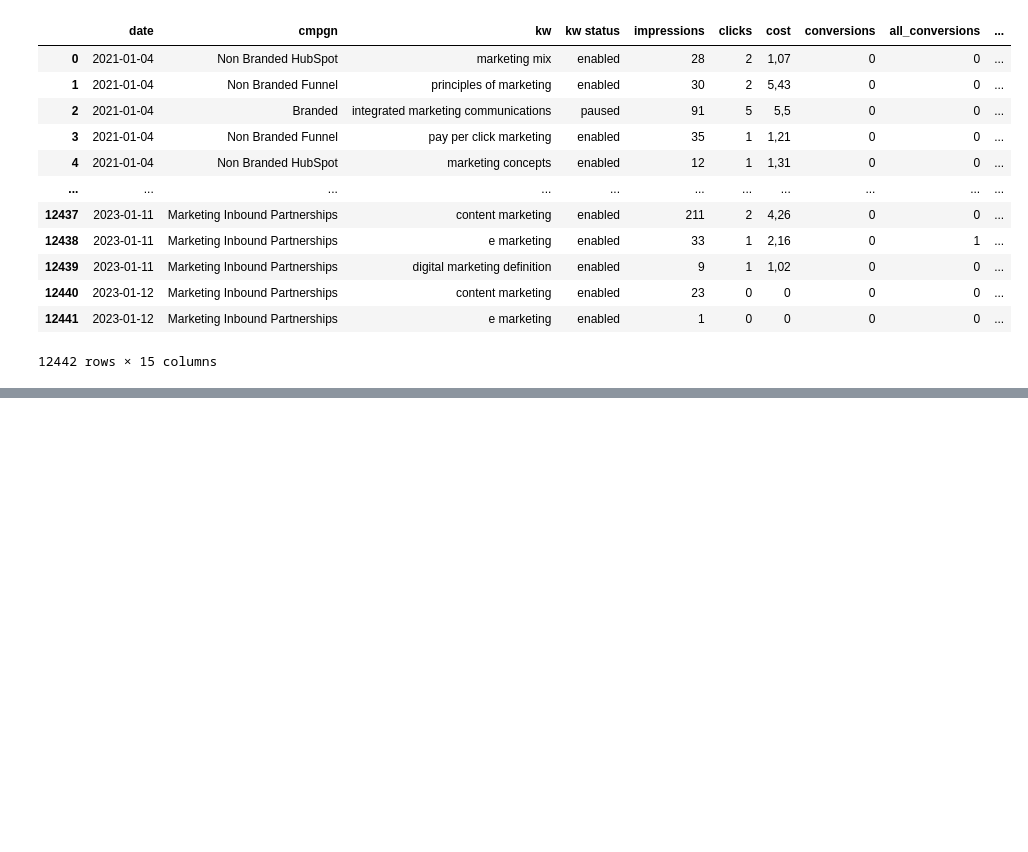
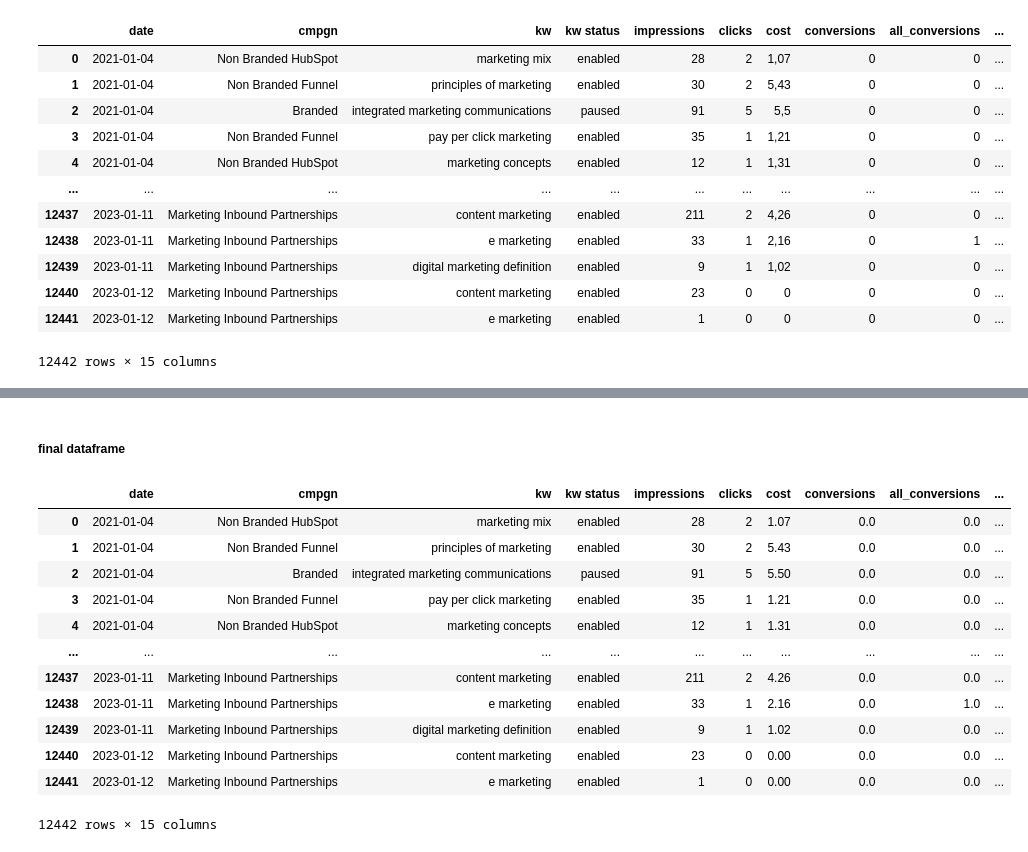
Before and after one commit to Maxterjs99/marketing_test, a Jupyter notebook: datamarketing.ipynb, the cells around one changed output, grey strips where cells are left out. Drawn from its saved outputs; the diff is of its cells as text; code cells hidden in the pictures; blank space fills up the shorter version.

```diff
--- a/datamarketing.ipynb
+++ b/datamarketing.ipynb
@@ -75,3 +95,33 @@ df1['date'] = pd.to_datetime(df1['date'])
+# %%
+df1['top_impression_percentage'] = df1['top_impression_percentage'].str.replace(',', '.')
+df1['top_impression_percentage'] = pd.to_numeric(df1['top_impression_percentage'], errors='coerce')
+# %%
+df1['absolute_top_impression_percentage'] = df1['absolute_top_impression_percentage'].str.replace(',', '.')
+df1['absolute_top_impression_percentage'] = pd.to_numeric(df1['absolute_top_impression_percentage'], errors='coerce')
+# %%
+df1['total_conversion_value'] = df1['total_conversion_value'].str.replace(',', '.')
+df1['total_conversion_value'] = pd.to_numeric(df1['total_conversion_value'], errors='coerce')
+# %%
+df1['all_conversion_value'] = df1['all_conversion_value'].str.replace(',', '.')
+df1['all_conversion_value'] = pd.to_numeric(df1['all_conversion_value'], errors='coerce')
+# %% [markdown]
+##### final dataframe
+# %%
+df1
+# %% [output]
+|  | date | cmpgn | kw | kw status | impressions | clicks | cost | conversions | all_conversions | ... |
+| 0 | 2021-01-04 | Non Branded HubSpot | marketing mix | enabled | 28 | 2 | 1.07 | 0.0 | 0.0 | ... |
+| 1 | 2021-01-04 | Non Branded Funnel | principles of marketing | enabled | 30 | 2 | 5.43 | 0.0 | 0.0 | ... |
+| 2 | 2021-01-04 | Branded | integrated marketing communications | paused | 91 | 5 | 5.50 | 0.0 | 0.0 | ... |
+| 3 | 2021-01-04 | Non Branded Funnel | pay per click marketing | enabled | 35 | 1 | 1.21 | 0.0 | 0.0 | ... |
+| 4 | 2021-01-04 | Non Branded HubSpot | marketing concepts | enabled | 12 | 1 | 1.31 | 0.0 | 0.0 | ... |
+| ... | ... | ... | ... | ... | ... | ... | ... | ... | ... | ... |
+| 12437 | 2023-01-11 | Marketing Inbound Partnerships | content marketing | enabled | 211 | 2 | 4.26 | 0.0 | 0.0 | ... |
+| 12438 | 2023-01-11 | Marketing Inbound Partnerships | e marketing | enabled | 33 | 1 | 2.16 | 0.0 | 1.0 | ... |
+| 12439 | 2023-01-11 | Marketing Inbound Partnerships | digital marketing definition | enabled | 9 | 1 | 1.02 | 0.0 | 0.0 | ... |
+| 12440 | 2023-01-12 | Marketing Inbound Partnerships | content marketing | enabled | 23 | 0 | 0.00 | 0.0 | 0.0 | ... |
+| 12441 | 2023-01-12 | Marketing Inbound Partnerships | e marketing | enabled | 1 | 0 | 0.00 | 0.0 | 0.0 | ... |
+12442 rows × 15 columns
 # %%
 df1.info()
 # %% [output]
```
Also changed, not shown: parts of 9 cells of this notebook.
